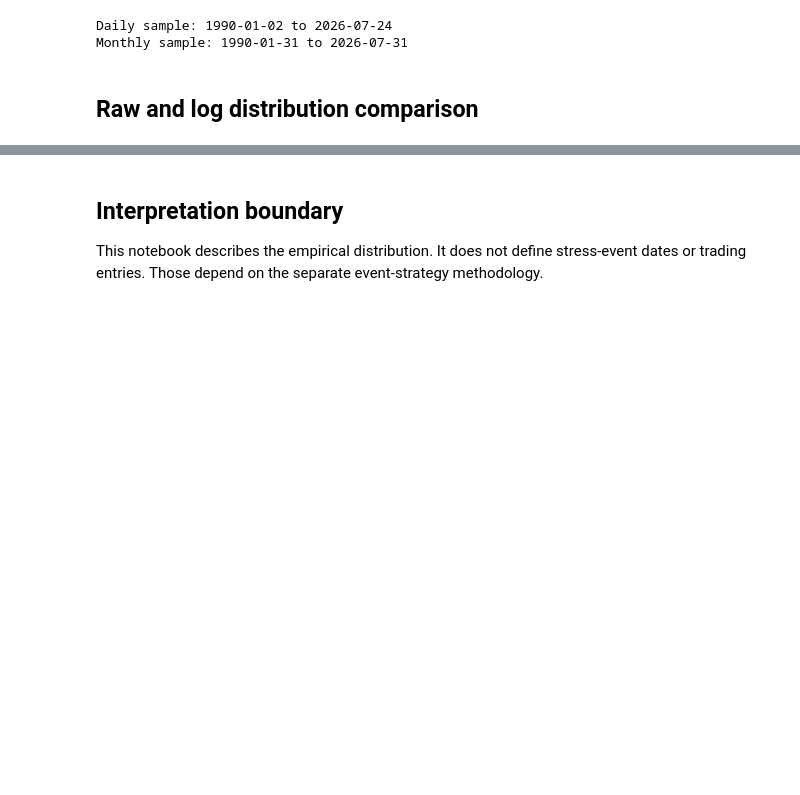
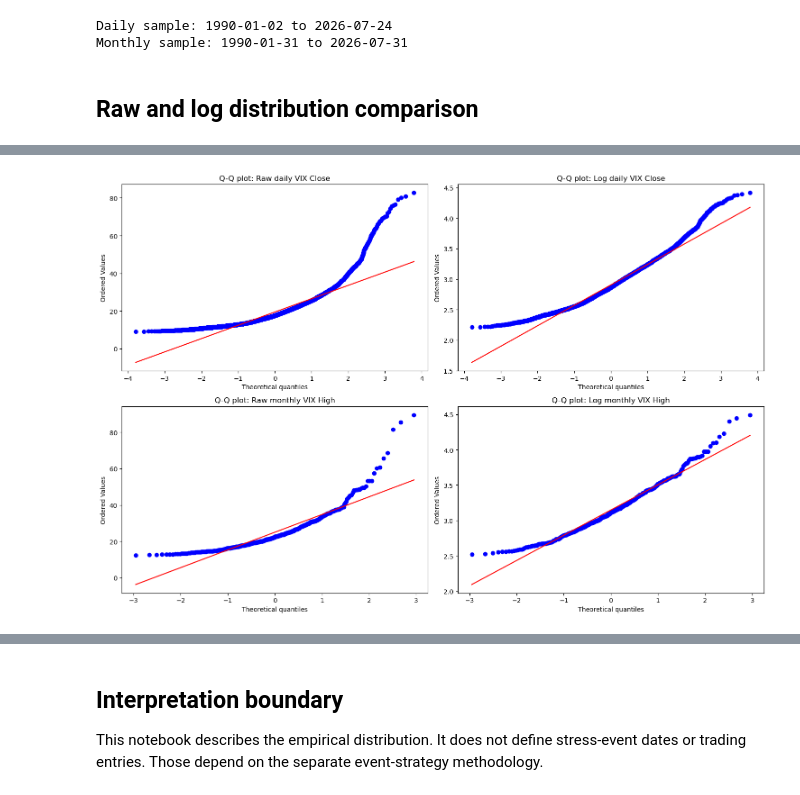
Before and after one commit to seitoalg/Market-Stress-and-Valuation-Risk-Strategy-Framework, a Jupyter notebook: notebooks/01_vix_properties/vix_distribution_analysis.ipynb, the cells around one changed output, grey strips where cells are left out. Drawn from its saved outputs; the diff is of its cells as text; code cells hidden in the pictures; blank space fills up the shorter version.

Commit message:
Restore complete executed VIX distribution notebook

```diff
--- a/notebooks/01_vix_properties/vix_distribution_analysis.ipynb
+++ b/notebooks/01_vix_properties/vix_distribution_analysis.ipynb
@@ -79,28 +79,21 @@ display(summary)
 | 2 | Raw monthly VIX High | 439 | 25.015763 | 10.690623 | 22.440000 | 12.440000 | 89.530000 | 2.171059 | 7.477106 | ... |
 | 3 | Log monthly VIX High | 439 | 3.148452 | 0.361709 | 3.110845 | 2.520917 | 4.494574 | 0.693882 | 0.474597 | ... |
 # %%
-periods = {
-    "1995-2007": ("1995-01-01", "2007-12-31"),
-    "2008-2019": ("2008-01-01", "2019-12-31"),
-    "2020-present": ("2020-01-01", None),
-}
+series_to_plot = [
+    (distribution_data["Daily_Close"], "Raw daily VIX Close"),
+    (distribution_data["Log_Daily_Close"], "Log daily VIX Close"),
+    (monthly_data["Monthly_High"], "Raw monthly VIX High"),
+    (monthly_data["Log_Monthly_High"], "Log monthly VIX High"),
+]
 
-regime_rows = []
-for name, (start, end) in periods.items():
-    subset = monthly_data.loc[start:end, "Log_Monthly_High"]
-    if len(subset) >= 10:
-        regime_rows.append(distribution_stats(subset, name))
-
-regime_summary = pd.DataFrame(regime_rows)
-display(regime_summary)
-
-fig, axes = plt.subplots(1, len(regime_rows), figsize=(16, 5))
-for axis, row in zip(np.atleast_1d(axes), regime_rows):
-    name = row["Name"]
-    start, end = periods[name]
-    subset = monthly_data.loc[start:end, "Log_Monthly_High"].dropna()
-    stats.probplot(subset, dist="norm", plot=axis)
-    axis.set_title(f"{name}: log monthly High")
+fig, axes = plt.subplots(2, 2, figsize=(15, 10))
+for axis, (series, title) in zip(axes.flat, series_to_plot):
+    clean = series.dropna()
+    axis.hist(clean, bins=50, density=True, alpha=0.65)
+    x = np.linspace(clean.min(), clean.max(), 300)
+    axis.plot(x, stats.norm.pdf(x, clean.mean(), clean.std()), linewidth=2)
+    axis.set_title(title)
+    axis.set_ylabel("Density")
 
 plt.tight_layout()
 plt.show()
@@ -108,0 +106,10 @@ plt.show()
+# %%
+fig, axes = plt.subplots(2, 2, figsize=(15, 10))
+for axis, (series, title) in zip(axes.flat, series_to_plot):
+    stats.probplot(series.dropna(), dist="norm", plot=axis)
+    axis.set_title(f"Q-Q plot: {title}")
+
+plt.tight_layout()
+plt.show()
+# %% [output]
+[figure, added]
```
Also changed, not shown: parts of 4 cells of this notebook.
